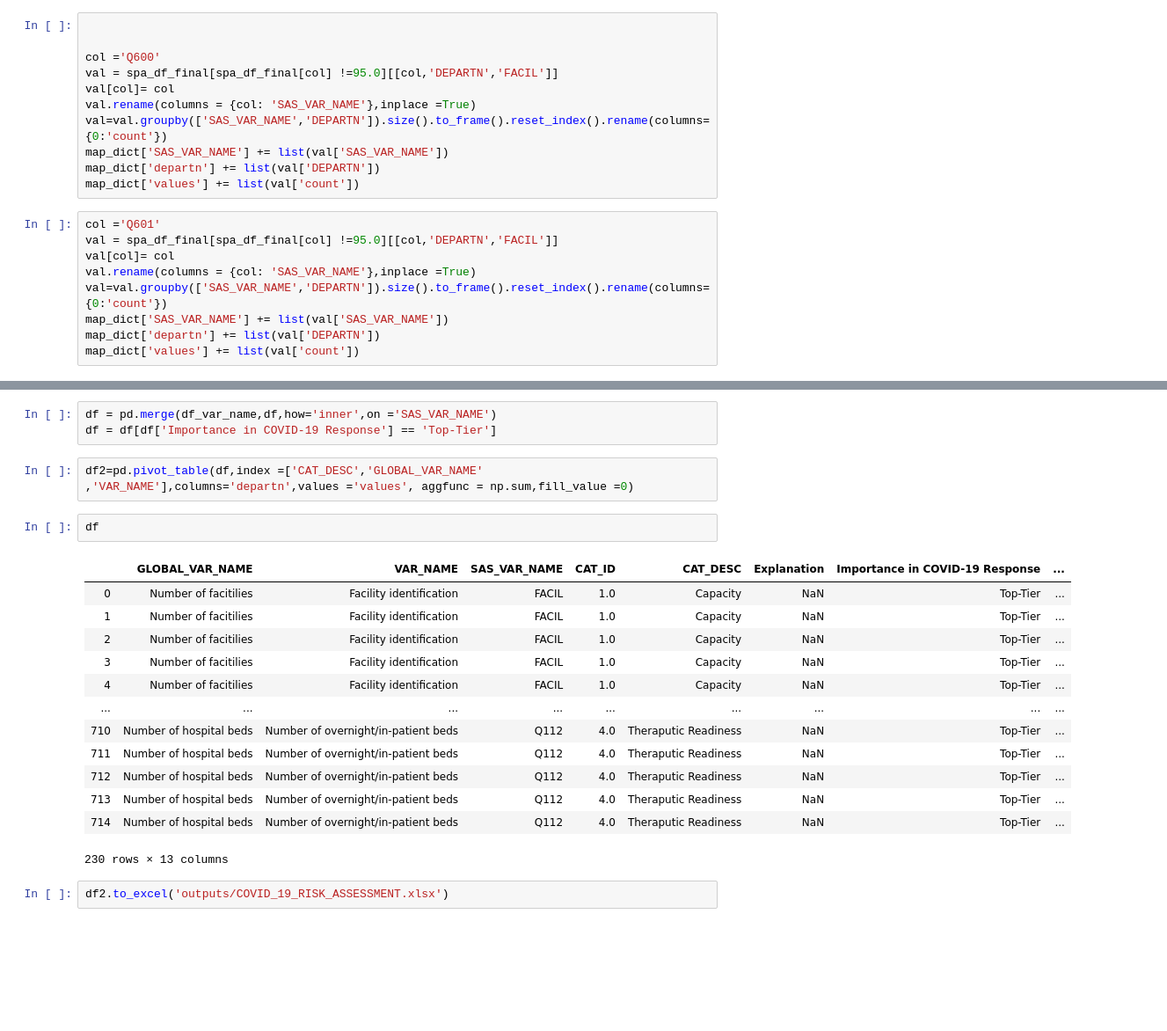
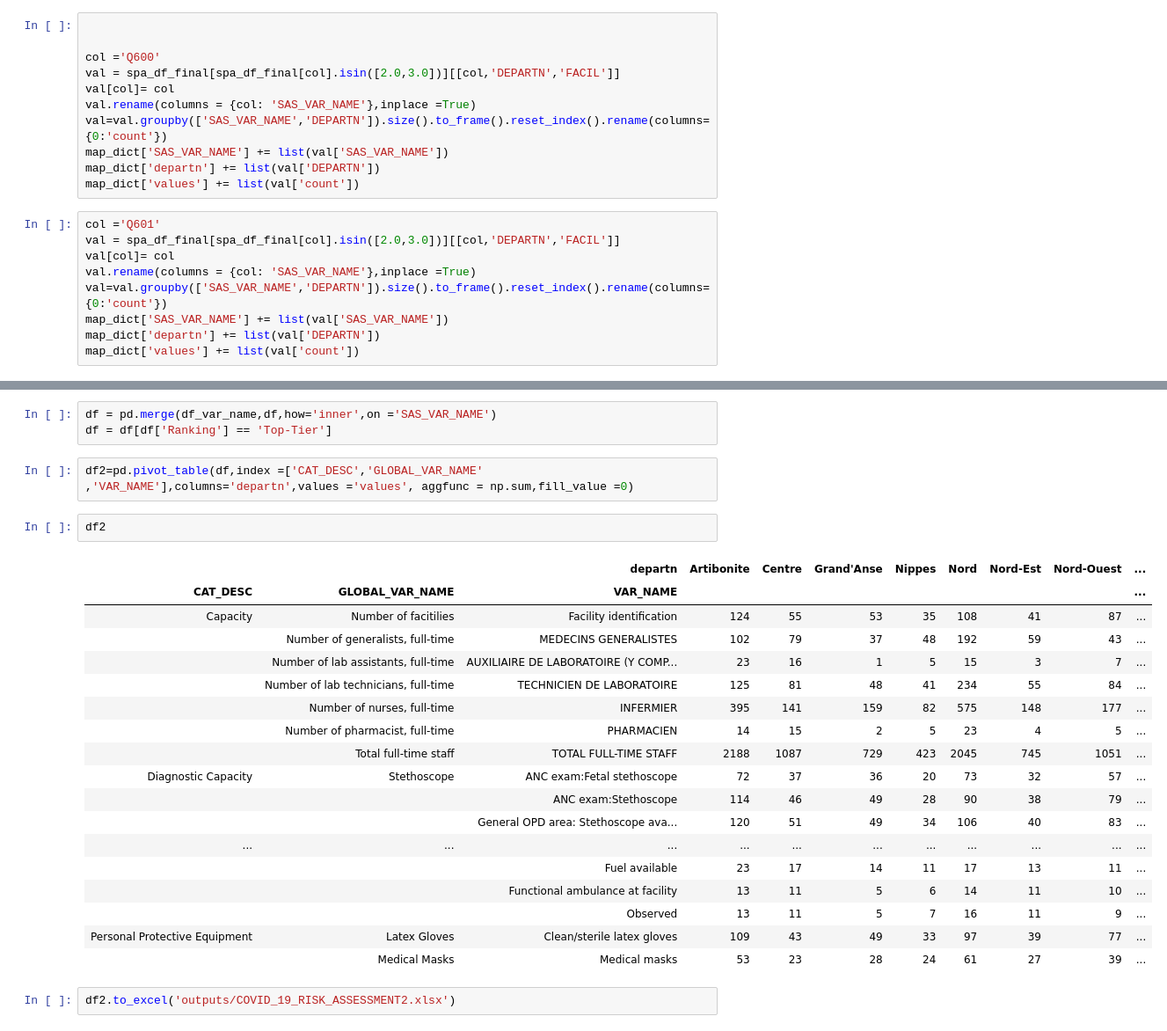
Before and after one commit to MarvelAmazon/spa-data-analysis, a Jupyter notebook: Untitled.ipynb, the cells around one changed output, grey strips where cells are left out. Shown at 88% size. Cells and saved outputs as stored; diff of their text form; blank space fills up the shorter version.

```diff
--- a/Untitled.ipynb
+++ b/Untitled.ipynb
@@ -363,7 +394,7 @@ See the caveats in the documentation: http://pandas.pydata.org/pandas-docs/stabl
 
 
 col ='Q600'
-val = spa_df_final[spa_df_final[col] !=95.0][[col,'DEPARTN','FACIL']]
+val = spa_df_final[spa_df_final[col].isin([2.0,3.0])][[col,'DEPARTN','FACIL']]
 val[col]= col
 val.rename(columns = {col: 'SAS_VAR_NAME'},inplace =True)
 val=val.groupby(['SAS_VAR_NAME','DEPARTN']).size().to_frame().reset_index().rename(columns={0:'count'})
@@ -372,7 +403,7 @@ map_dict['departn'] += list(val['DEPARTN'])
 map_dict['values'] += list(val['count'])
 # %%
 col ='Q601'
-val = spa_df_final[spa_df_final[col] !=95.0][[col,'DEPARTN','FACIL']]
+val = spa_df_final[spa_df_final[col].isin([2.0,3.0])][[col,'DEPARTN','FACIL']]
 val[col]= col
 val.rename(columns = {col: 'SAS_VAR_NAME'},inplace =True)
 val=val.groupby(['SAS_VAR_NAME','DEPARTN']).size().to_frame().reset_index().rename(columns={0:'count'})
@@ -431,24 +462,29 @@ df.head()
 | 4 | Q110 | Nord | 31.0 |
 # %%
 df = pd.merge(df_var_name,df,how='inner',on ='SAS_VAR_NAME')
-df = df[df['Importance in COVID-19 Response'] == 'Top-Tier']
+df = df[df['Ranking'] == 'Top-Tier']
 # %%
 df2=pd.pivot_table(df,index =['CAT_DESC','GLOBAL_VAR_NAME' ,'VAR_NAME'],columns='departn',values ='values', aggfunc = np.sum,fill_value =0)
-# %%
-df
-# %% [output]
-|  | GLOBAL_VAR_NAME | VAR_NAME | SAS_VAR_NAME | CAT_ID | CAT_DESC | Explanation | Importance in COVID-19 Response | ... |
-| 0 | Number of facitilies | Facility identification | FACIL | 1.0 | Capacity | NaN | Top-Tier | ... |
-| 1 | Number of facitilies | Facility identification | FACIL | 1.0 | Capacity | NaN | Top-Tier | ... |
-| 2 | Number of facitilies | Facility identification | FACIL | 1.0 | Capacity | NaN | Top-Tier | ... |
-| 3 | Number of facitilies | Facility identification | FACIL | 1.0 | Capacity | NaN | Top-Tier | ... |
-| 4 | Number of facitilies | Facility identification | FACIL | 1.0 | Capacity | NaN | Top-Tier | ... |
-| ... | ... | ... | ... | ... | ... | ... | ... | ... |
-| 710 | Number of hospital beds | Number of overnight/in-patient beds | Q112 | 4.0 | Theraputic Readiness | NaN | Top-Tier | ... |
-| 711 | Number of hospital beds | Number of overnight/in-patient beds | Q112 | 4.0 | Theraputic Readiness | NaN | Top-Tier | ... |
-| 712 | Number of hospital beds | Number of overnight/in-patient beds | Q112 | 4.0 | Theraputic Readiness | NaN | Top-Tier | ... |
-| 713 | Number of hospital beds | Number of overnight/in-patient beds | Q112 | 4.0 | Theraputic Readiness | NaN | Top-Tier | ... |
-| 714 | Number of hospital beds | Number of overnight/in-patient beds | Q112 | 4.0 | Theraputic Readiness | NaN | Top-Tier | ... |
-230 rows × 13 columns
+# %%
+df2
+# %% [output]
+|  |  | departn | Artibonite | Centre | Grand'Anse | Nippes | Nord | Nord-Est | Nord-Ouest | ... |
+| CAT_DESC | GLOBAL_VAR_NAME | VAR_NAME |  |  |  |  |  |  |  | ... |
+| Capacity | Number of facitilies | Facility identification | 124 | 55 | 53 | 35 | 108 | 41 | 87 | ... |
+|  | Number of generalists, full-time | MEDECINS GENERALISTES | 102 | 79 | 37 | 48 | 192 | 59 | 43 | ... |
+|  | Number of lab assistants, full-time | AUXILIAIRE DE LABORATOIRE (Y COMP... | 23 | 16 | 1 | 5 | 15 | 3 | 7 | ... |
+|  | Number of lab technicians, full-time | TECHNICIEN DE LABORATOIRE | 125 | 81 | 48 | 41 | 234 | 55 | 84 | ... |
+|  | Number of nurses, full-time | INFERMIER | 395 | 141 | 159 | 82 | 575 | 148 | 177 | ... |
+|  | Number of pharmacist, full-time | PHARMACIEN | 14 | 15 | 2 | 5 | 23 | 4 | 5 | ... |
+|  | Total full-time staff | TOTAL FULL-TIME STAFF | 2188 | 1087 | 729 | 423 | 2045 | 745 | 1051 | ... |
+| Diagnostic Capacity | Stethoscope | ANC exam:Fetal stethoscope | 72 | 37 | 36 | 20 | 73 | 32 | 57 | ... |
+|  |  | ANC exam:Stethoscope | 114 | 46 | 49 | 28 | 90 | 38 | 79 | ... |
+|  |  | General OPD area: Stethoscope ava... | 120 | 51 | 49 | 34 | 106 | 40 | 83 | ... |
+| ... | ... | ... | ... | ... | ... | ... | ... | ... | ... | ... |
+|  |  | Fuel available | 23 | 17 | 14 | 11 | 17 | 13 | 11 | ... |
+|  |  | Functional ambulance at facility | 13 | 11 | 5 | 6 | 14 | 11 | 10 | ... |
+|  |  | Observed | 13 | 11 | 5 | 7 | 16 | 11 | 9 | ... |
+| Personal Protective Equipment | Latex Gloves | Clean/sterile latex gloves | 109 | 43 | 49 | 33 | 97 | 39 | 77 | ... |
+|  | Medical Masks | Medical masks | 53 | 23 | 28 | 24 | 61 | 27 | 39 | ... |
 # %%
-df2.to_excel('outputs/COVID_19_RISK_ASSESSMENT.xlsx')
+df2.to_excel('outputs/COVID_19_RISK_ASSESSMENT2.xlsx')
```
Also changed, not shown: parts of 11 cells of this notebook, 5 other files.
